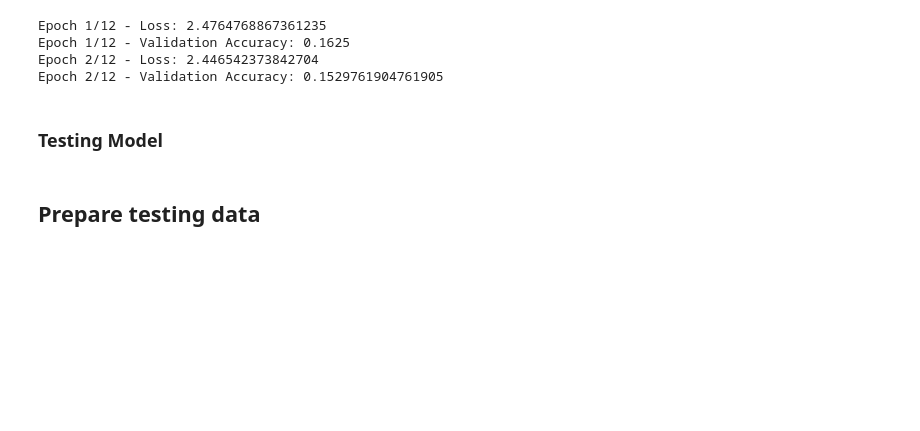
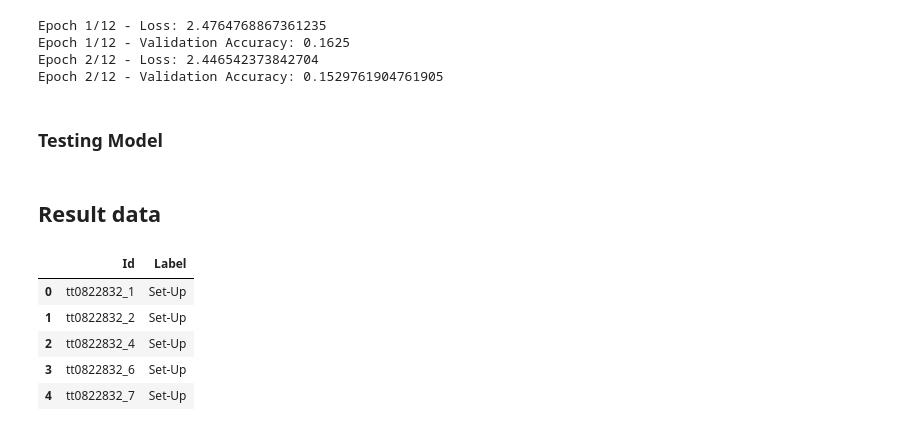
Before and after one commit to C7A7A/story-beats, a Jupyter notebook: story-beats.ipynb, the cells around one changed output. Cells and saved outputs as stored; diff of their text form; code cells hidden in the pictures; blank space fills up the shorter version.

Commit message:
predict real data, create output

```diff
--- a/story-beats.ipynb
+++ b/story-beats.ipynb
@@ -458,0 +483,7 @@ sns.heatmap(conf_matrix, fmt='g', ax=ax, annot=True)
+# %%
+embeddings = np.array(test_full_data['embedding'].tolist())
+
+X = test_full_data[['s_dur', 'n_shots', 'ava_shot_dur', 'rel_id_loc', 'rel_t_loc', 'ava_char_score', 'is_prot_appear']]
+X = np.hstack((X, embeddings))
+
+y_pred = model.predict(X)
@@ -593,4 +632,26 @@ for batch in test_loader:
 avg_test_accuracy = total_test_accuracy / len(test_loader)
 print(f'Test Accuracy: {avg_test_accuracy}')
 # %% [markdown]
-## Prepare testing data
+## Result data
+# %%
+result_df = pd.DataFrame(columns=['Id', 'Label'])
+
+for idx, scene in test_full_data.iterrows():
+    movie_name = scene['movie']
+    movie_index = test_movies.index(movie_name)
+    movie_id = test_movies_ids[movie_index]
+    scene_id = scene['scene_id']
+    movie_scene_id = f"{movie_id}_{scene_id}"
+
+    pred_label = y_pred[idx]
+
+    result_df.loc[idx] = [movie_scene_id, pred_label]
+
+result_df.head()
+# %% [output]
+|  | Id | Label |
+| 0 | tt0822832_1 | Set-Up |
+| 1 | tt0822832_2 | Set-Up |
+| 2 | tt0822832_4 | Set-Up |
+| 3 | tt0822832_6 | Set-Up |
+| 4 | tt0822832_7 | Set-Up |
```
Also changed, not shown: parts of 5 cells of this notebook, 1 other file.
